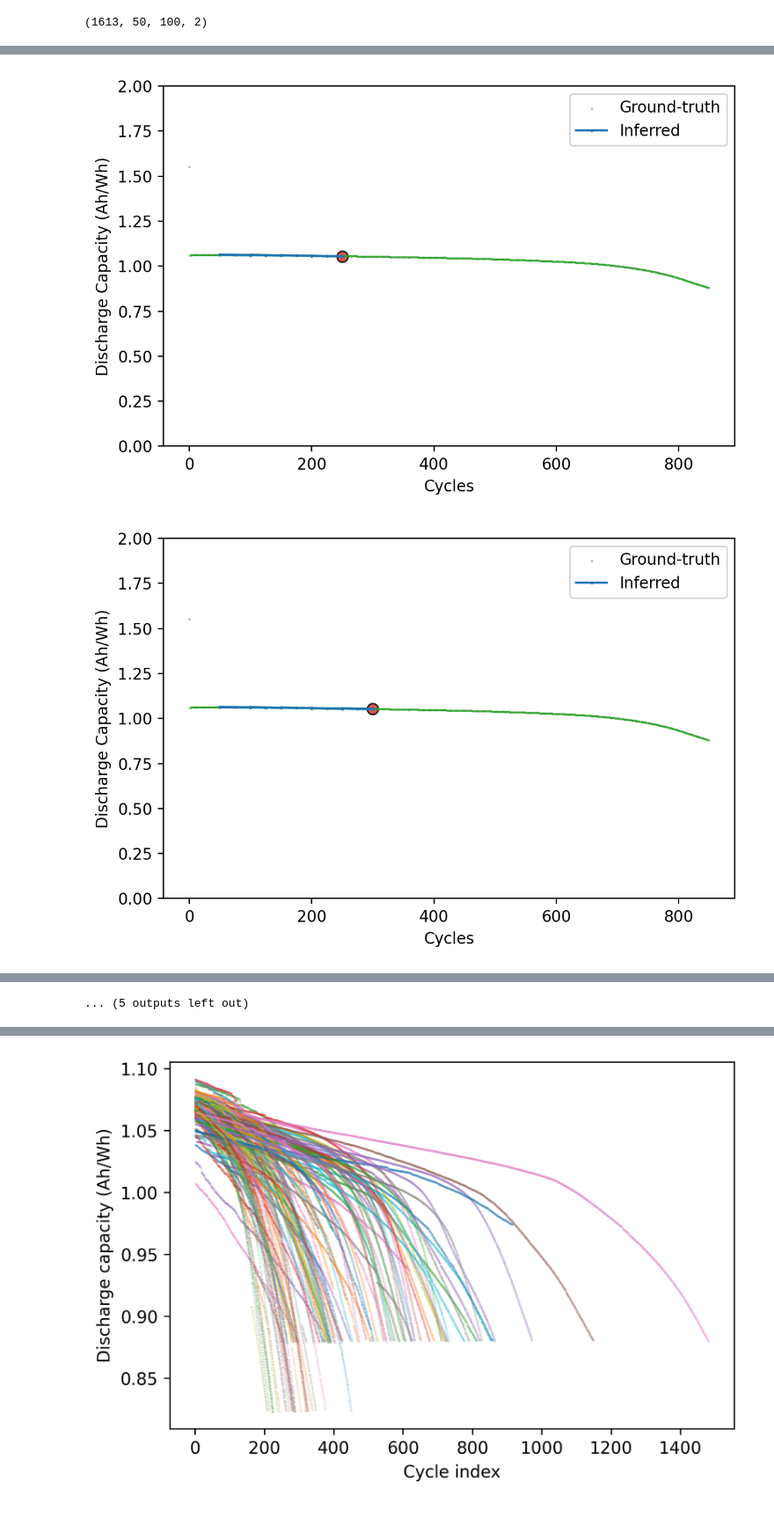
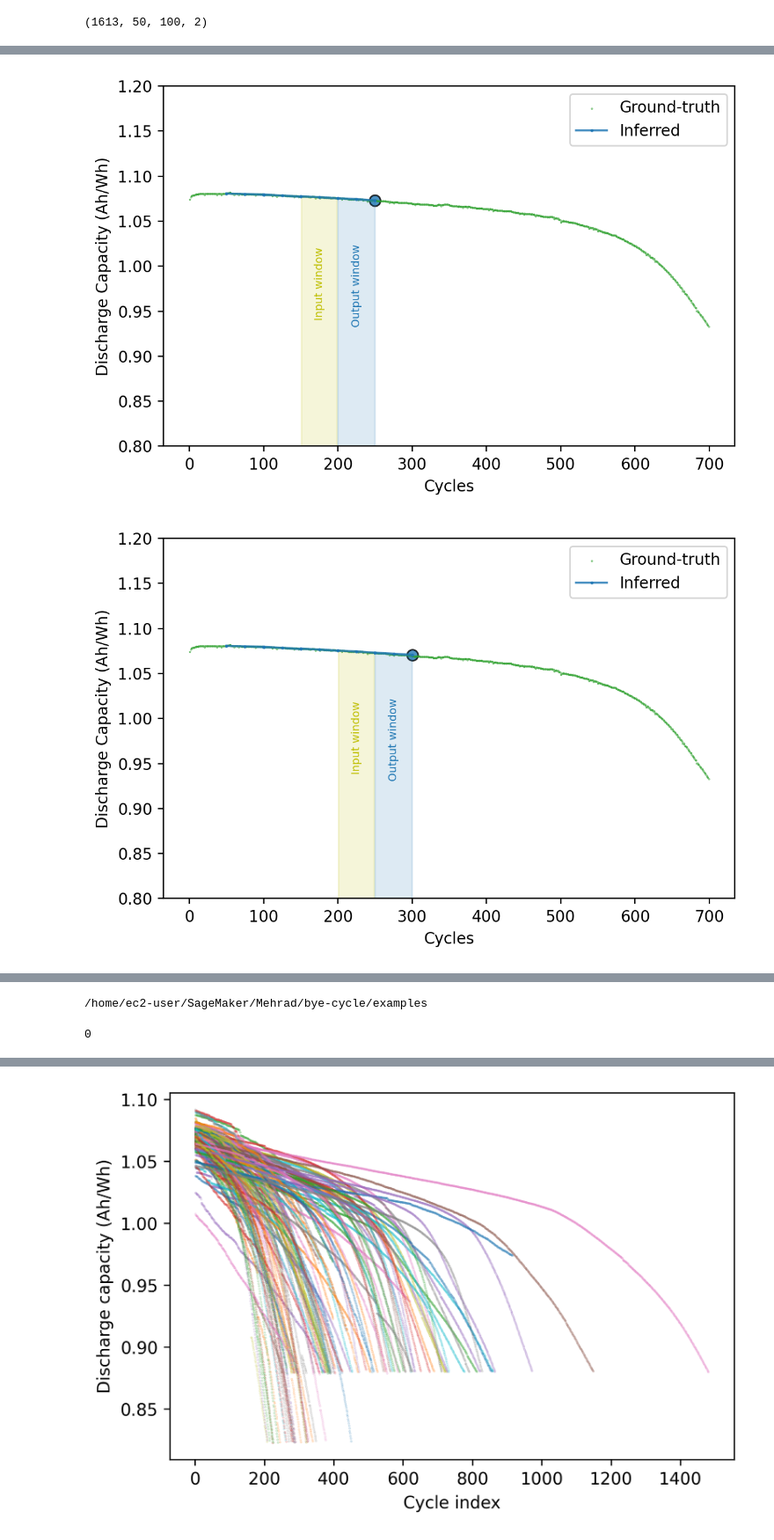
Before and after one commit to TRI-AMDD/bye-cycle, a Jupyter notebook: examples/LFP.ipynb, the cells around one changed output, grey strips where cells are left out. Shown at 88% size. Cells and saved outputs as stored; diff of their text form; code cells hidden in the pictures.

```diff
--- a/examples/LFP.ipynb
+++ b/examples/LFP.ipynb
@@ -628,14 +628,16 @@ _________________________________________________________________
 #     epochs=150, batch_size=16)
 
 result = model.fit(
+#     balanced_X_train_time_series, balanced_slopes_train, # standardize
+
     scaled_X_train_time_series, scaled_slopes_train, # standardize
     validation_data=(scaled_X_val_time_series, scaled_slopes_val),
     callbacks=[tf.keras.callbacks.ReduceLROnPlateau(
             monitor="val_loss", factor=0.9, patience=5, min_lr=1e-5
-        ), tf.keras.callbacks.EarlyStopping(monitor='val_loss', mode='min', restore_best_weights=True, patience=5)],
+        ), tf.keras.callbacks.EarlyStopping(monitor='val_loss', mode='min', restore_best_weights=True, patience=20)],
 # #         tf.keras.callbacks.LambdaCallback(
 # #         on_epoch_begin=lambda epochs,logs: print('lr =',lr_decayed_fn(opt.iterations).numpy())
 # #         ),
 #         ,
-    epochs=150, batch_size=16)
+    epochs=200, batch_size=16)
 # %% [output]
@@ -731,6 +756,7 @@ plt.savefig(f'img/m2_parity_{cycle_window_size}_window_test_3.png', dpi=400, tra
 # %%
 # testing on data
-tested_cell = [test_cells[3]]
+test_cell_number = 5
+tested_cell = [test_cells[test_cell_number]]
 # X_train_tested_cell = [x for xs in train_cells for x in xs[0]]
 # Y_train = np.array([x for xs in train_cells for x in xs[1]])
 # Y_train_tested_cell = [x for xs in train_cells for x in xs[1]]
@@ -789,7 +820,7 @@ for i,m in enumerate(all_test_dc[1:]):
     plt.scatter(*list(zip(*all_test_dc.reshape([-1,2]))), color = 'C2', s=0.1, label='Ground-truth', alpha=0.8) #if i == 0 else "")
 #     if i == 0:
 #         initial_dc = m[0]
-    initial_dc = m[0]
+    initial_dc = m[0].tolist()
 #     print(m)
 #     print(m)
 #     break
@@ -804,7 +835,7 @@ for i,m in enumerate(all_test_dc[1:]):
 #         new_predicted_dc = linear_fit(new_cycle_index, -np.exp(-slope), initial_dc)
 
         print(f'predicted slope: {slope}, True slope: {np.array(slopes_tested_cell)[i,j]}')
-        predicted_dc_values.append(np.array([new_cycle_index , new_predicted_dc]))
+        predicted_dc_values.append([new_cycle_index , new_predicted_dc])
         initial_dc = predicted_dc_values[-1]
 #         print(initial_dc)
       #
@@ -823,23 +854,43 @@ for i,m in enumerate(all_test_dc[1:]):
     scatters.append(predicted_dc_values)
 #     print(np.array(scatters).T)
     plt.plot(*np.array(scatters).T, color='C0', label='Inferred', #if i == 0 else "",
-             marker='o', markersize=1)
-    plt.scatter(*np.array(predicted_dc_values[-1]).T, c='C3', #if i == 0 else "",
-         marker='o', s=50, edgecolor='k', linewidth=1, facecolor='C3', zorder=-1, alpha=0.8)
+             marker='o', markersize=1, alpha=0.8)
+    plt.scatter(*np.array(predicted_dc_values[-1]).T, c='C0', #if i == 0 else "",
+         marker='o', s=50, edgecolor='k', linewidth=1, facecolor='C0', zorder=-1, alpha=0.8)
     plt.xlabel('Cycles')
     plt.ylabel('Discharge Capacity (Ah/Wh)')
-    plt.ylim([0,2])
+    plt.ylim([0.8,1.2])
     ax = plt.gca()
     hand, labl = ax.get_legend_handles_labels()
     plt.legend(np.unique(labl))
     plt.tight_layout()
+    show_input_output_windows = True
+    if show_input_output_windows:
+        input_fill_between = plt.fill_between(*list(zip(all_test_dc[i][1], all_test_dc[i][-1])), alpha=.15,
+                                              edgecolor='y', color='y')
+        (x0, y0), (x1, y1) = input_fill_between.get_paths()[0].get_extents().get_points()
+        ax.text((x0 + x1) / 2, 0.91*y1, "Input window", ha='center', va='center', fontsize=7, color='y', rotation=90)
+
+        prediction_fill_between = plt.fill_between(*list(zip(*predicted_dc_values)), alpha=.15, edgecolor='C0', color='C0')
+        (x0, y0), (x1, y1) = prediction_fill_between.get_paths()[0].get_extents().get_points()
+        ax.text((x0 + x1) / 2, 0.91*y1, "Output window", ha='center', va='center', fontsize=7, color='C0', rotation=90)
+
 #     break
-    plt.savefig(f'img/discharge_curve_{cycle_window_size}_window_test_3_{i:04d}.png', dpi=400, transparent=False)
+    save_gif = False
+    if save_gif:
+        plt.savefig(f'img/discharge_curve_{cycle_window_size}_window_test_{test_cell_number}_{i:04d}.png', dpi=400, transparent=False)
 #     if i ==20:
 
 #         break
 #     plt.close()
 #     break
 #     break
-# ffmpeg -framerate 2 -i discharge_curve_50_window_test_3_%04d.png -c:v h264 -crf 14 -c:v libx264 -movflags +faststart -vf format=yuv420p -maxrate 50M -tune animation -bufsize 1MB -t 15 discharge_curve_50_window_test_3.mp4
+
+# copy last frame
+if save_gif:
+    for j in range(10):
+        os.system(f"cp img/discharge_curve_{cycle_window_size}_window_test_{test_cell_number}_{i:04d}.png img/discharge_curve_{cycle_window_size}_window_test_{test_cell_number}_{i+j:04d}.png")
+    os.system(f"ffmpeg -framerate 1 -i ./img/discharge_curve_{cycle_window_size}_window_test_{test_cell_number}_%04d.png -c:v h264 -crf 14 -c:v libx264 -movflags +faststart -vf format=yuv420p -maxrate 50M -tune animation -bufsize 1MB -t 15 -y ./img/discharge_curve_{cycle_window_size}_window_test_{test_cell_number}.mp4")
+    os.system(f'ffmpeg -i ./img/discharge_curve_{cycle_window_size}_window_test_{test_cell_number}.mp4 -framerate 1 -vf "fps=24, scale=2000:-1:flags=lanczos" -loop 0 -y ./img/discharge_curve_{cycle_window_size}_window_test_{test_cell_number}.gif')
+# ffmpeg -i discharge_curve_50_window_test_3.mp4 -r 40 -vf "fps=20, scale=2000:-1:flags=lanczos" -f image2pipe -vcodec ppm - | convert -delay 10 -loop 0 - test.gif
 # %% [output]
@@ -866,2 +917,2 @@ predicted slope: -0.001011111424304545, True slope: -0.0010220028000000037
-[figure, old version]
+[figure, new version]
-[figure, old version]
+[figure, new version]
@@ -874 +924,0 @@ predicted slope: -0.001011111424304545, True slope: -0.0010220028000000037
-... (5 outputs left out)
@@ -874,0 +927,5 @@ predicted slope: -0.001011111424304545, True slope: -0.0010220028000000037
+# %%
+os.system("")
+# %% [output]
+/home/ec2-user/SageMaker/Mehrad/bye-cycle/examples
+0
```
Also changed, not shown: parts of 25 cells of this notebook.
